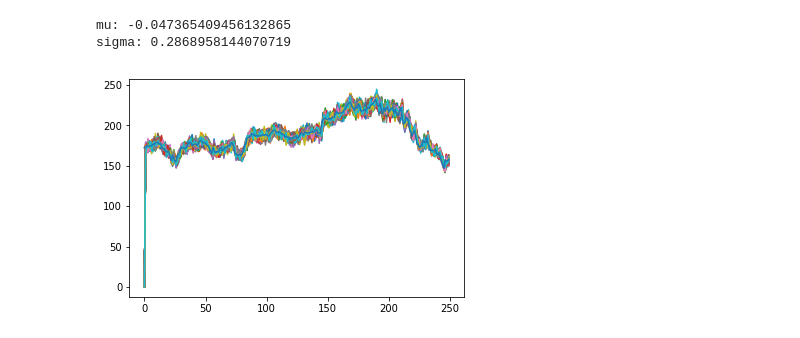
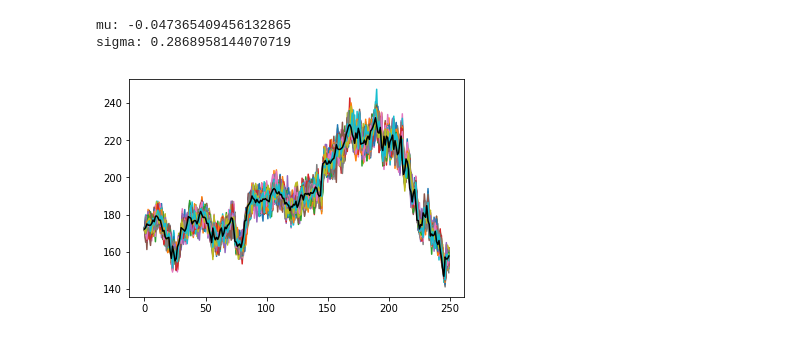
Before and after one commit to CamiVasz/Procesos-Estocasticos-2, a Jupyter notebook: Estimacion de parametros/Apple.ipynb, the cells around one changed output. Saved outputs shown, nothing was run; the diff lists cells and outputs as text; code cells hidden in the pictures.

```diff
--- a/Estimacion de parametros/Apple.ipynb
+++ b/Estimacion de parametros/Apple.ipynb
@@ -133,13 +133,14 @@ sg = sigma
 X0 = X[0]
 k = 100
 S = np.zeros((k,N))
-S[0] = X0
+for i in range(k):
+    S[i,0] = X0
 for i in range(k):
     for j in range(1,N):
         S[i,j] = X[j-1] + mu*X[j-1]*dt + sg*X[j-1]*np.sqrt(dt)*np.random.normal()
 # %%
 plt.plot(S.T)
-plt.plot(X)
+plt.plot(X, 'black')
 plt.show()
 # %% [output]
-[figure, old version]
+[figure, new version]
```
Also changed, not shown: parts of 1 cell of this notebook, 1 other file.
